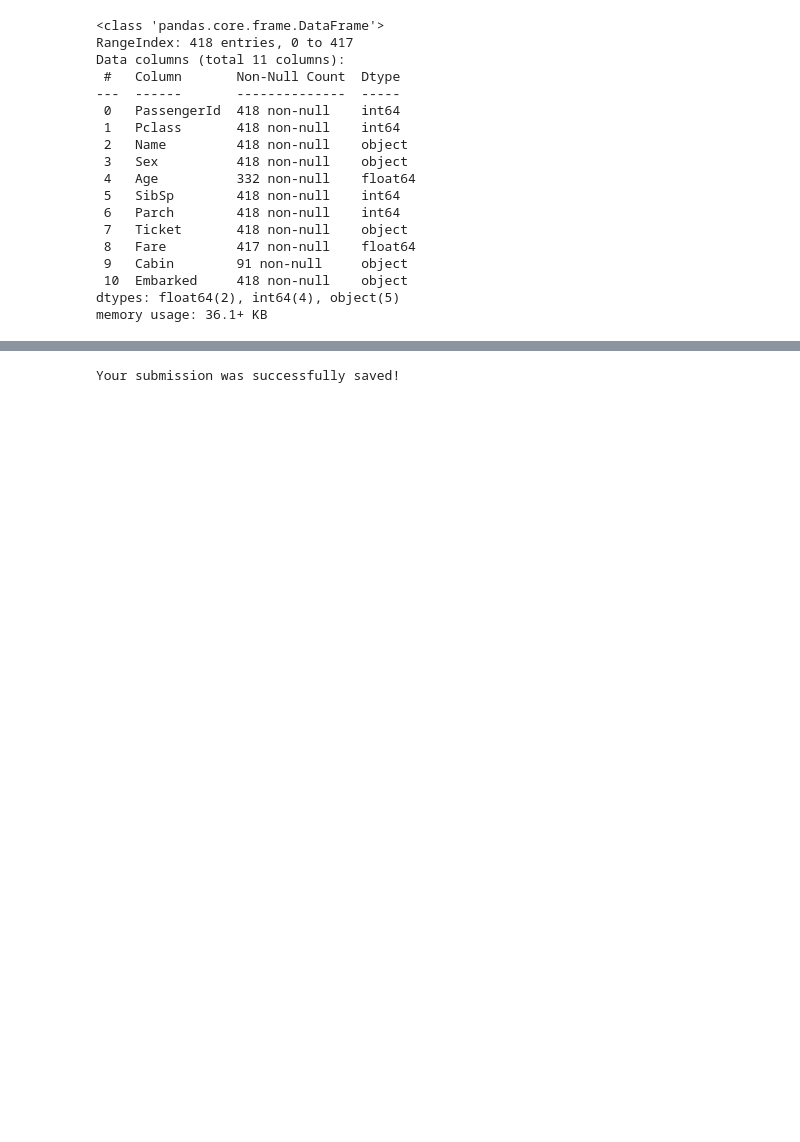
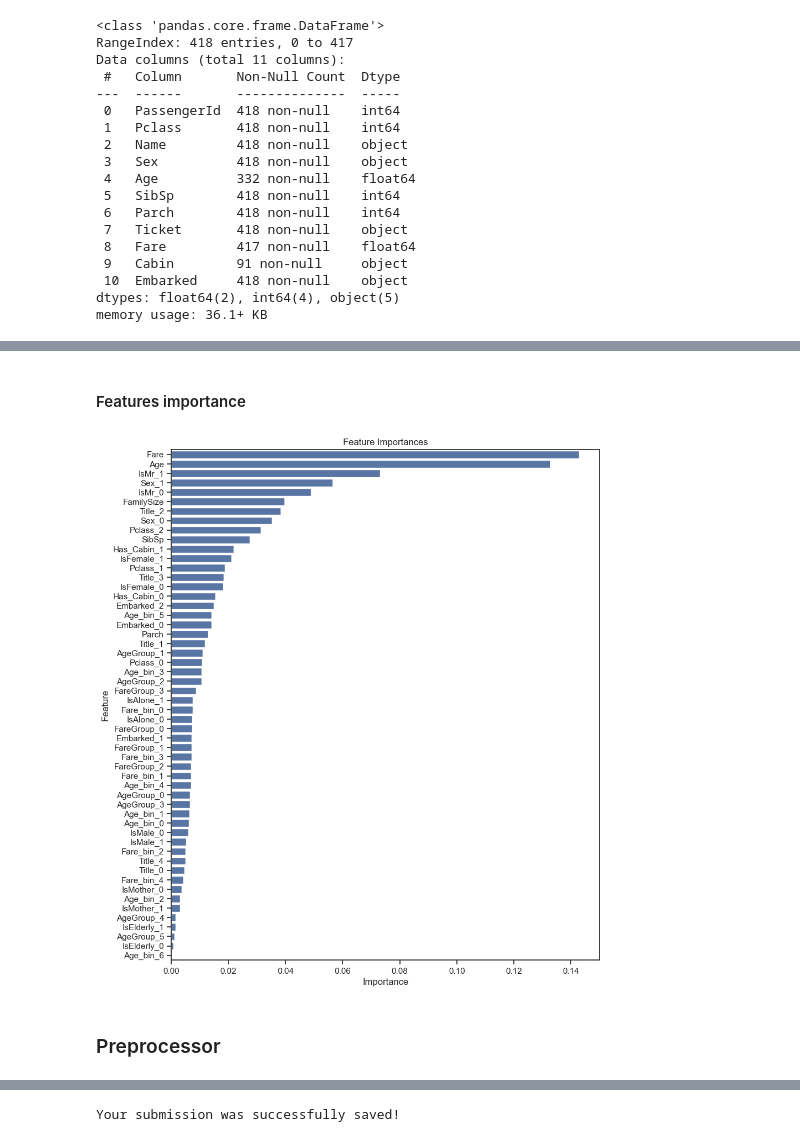
Before and after one commit to junioromendes/Titanic---Machine-Learning-from-Disaster, a Jupyter notebook: Notebook.ipynb, the cells around one changed output, grey strips where cells are left out. Saved outputs shown, nothing was run; the diff lists cells and outputs as text; code cells hidden in the pictures; blank space fills up the shorter version.

```diff
--- a/Notebook.ipynb
+++ b/Notebook.ipynb
@@ -500,0 +324,54 @@ Resultado final
+# %% [markdown]
+#### Features importance
+# %%
+from sklearn.ensemble import RandomForestClassifier
+from sklearn.preprocessing import StandardScaler, OneHotEncoder
+from sklearn.compose import ColumnTransformer
+from sklearn.pipeline import Pipeline
+import pandas as pd
+import numpy as np
+import matplotlib.pyplot as plt
+import seaborn as sns
+
+# Supondo que X_train_with_target já esteja definido e contenha todas as variáveis, incluindo a variável alvo
+X_train_ = X_train_with_target.drop('Target', axis=1)
+y_train_ = X_train_with_target['Target']
+
+# Preparando o preprocessador com OneHotEncoder para categóricas e StandardScaler para numéricas
+preprocessor = ColumnTransformer(
+    transformers=[
+        ('num', StandardScaler(), numeric_cols),
+        ('cat', OneHotEncoder(), categorical_cols)
+    ])
+
+# Criando o modelo de RandomForest para avaliar a importância das características
+rf = Pipeline(steps=[
+    ('preprocessor', preprocessor),
+    ('classifier', RandomForestClassifier(n_estimators=100, random_state=42))
+])
+
+# Treinando o modelo
+rf.fit(X_train_, y_train_)
+
+# Obtendo importâncias das características
+feature_importances = rf.named_steps['classifier'].feature_importances_
+
+# Transformando os nomes das características após OneHotEncoding
+feature_names = numeric_cols + \
+    list(rf.named_steps['preprocessor'].named_transformers_['cat'].get_feature_names_out(categorical_cols))
+
+# Criando DataFrame para visualizar as importâncias
+importances_df = pd.DataFrame({
+    'Feature': feature_names,
+    'Importance': feature_importances
+}).sort_values(by='Importance', ascending=False)
+
+# Plotando a importância das características
+plt.figure(figsize=(10, 12))
+plt.title('Feature Importances')
+sns.barplot(x='Importance', y='Feature', data=importances_df)
+plt.show()
+# %% [output]
+[figure, added]
+# %% [markdown]
+### Preprocessor
```
Also changed, not shown: parts of 61 cells of this notebook, 4 other files.
